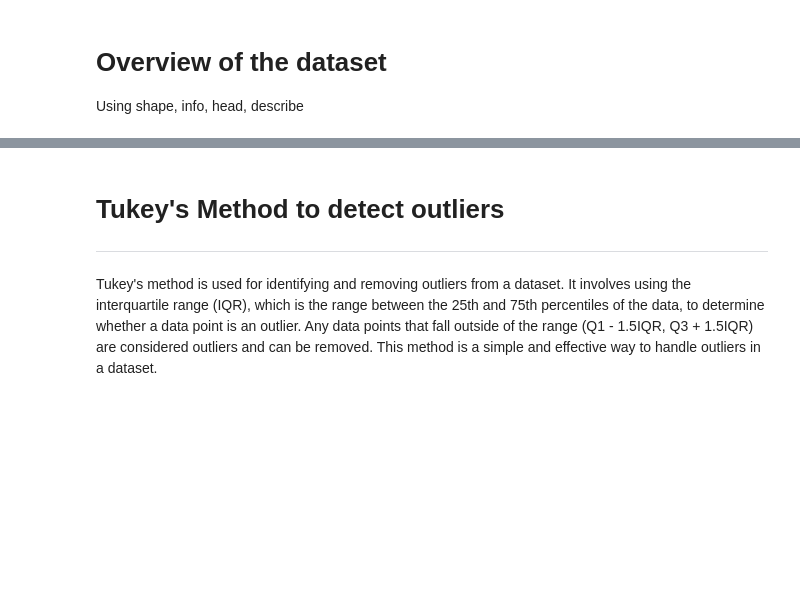
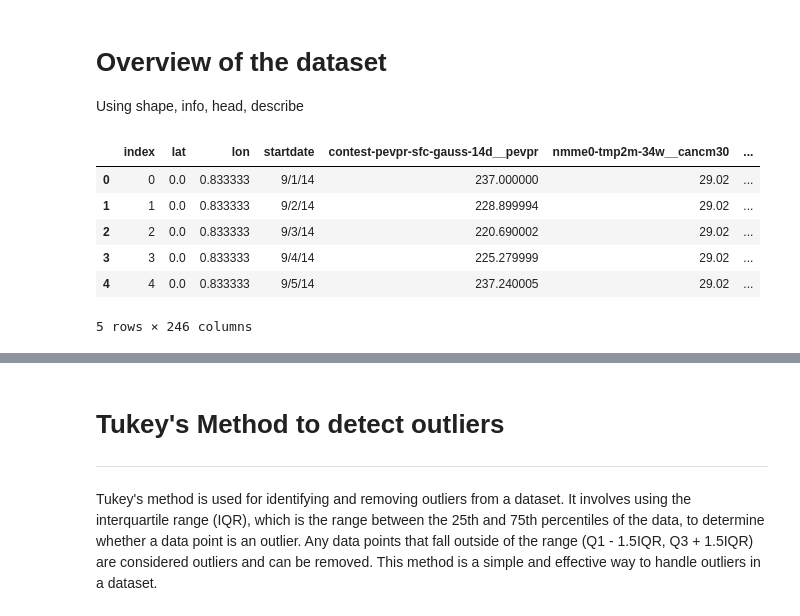
Before and after one commit to ThoughtfulMind/WiDS2023, a Jupyter notebook: wids2023-data-buddies.ipynb, the cells around one changed output, grey strips where cells are left out. Drawn from its saved outputs; the diff is of its cells as text; code cells hidden in the pictures; blank space fills up the shorter version.

```diff
--- a/wids2023-data-buddies.ipynb
+++ b/wids2023-data-buddies.ipynb
@@ -89,3 +96,13 @@ cc_train = reduce_mem_usage(cc_train)
 # Overview of the dataset
 
 Using shape, info, head, describe
+# %%
+cc_train.head()
+# %% [output]
+|  | index | lat | lon | startdate | contest-pevpr-sfc-gauss-14d__pevpr | nmme0-tmp2m-34w__cancm30 | ... |
+| 0 | 0 | 0.0 | 0.833333 | 9/1/14 | 237.000000 | 29.02 | ... |
+| 1 | 1 | 0.0 | 0.833333 | 9/2/14 | 228.899994 | 29.02 | ... |
+| 2 | 2 | 0.0 | 0.833333 | 9/3/14 | 220.690002 | 29.02 | ... |
+| 3 | 3 | 0.0 | 0.833333 | 9/4/14 | 225.279999 | 29.02 | ... |
+| 4 | 4 | 0.0 | 0.833333 | 9/5/14 | 237.240005 | 29.02 | ... |
+5 rows × 246 columns
```
Also changed, not shown: parts of 36 cells of this notebook.
